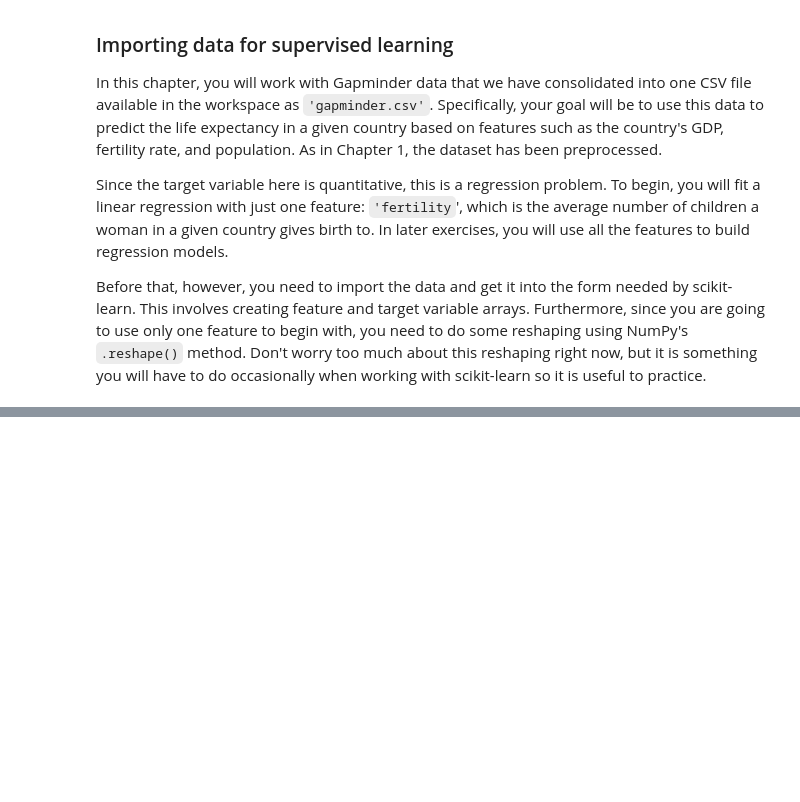
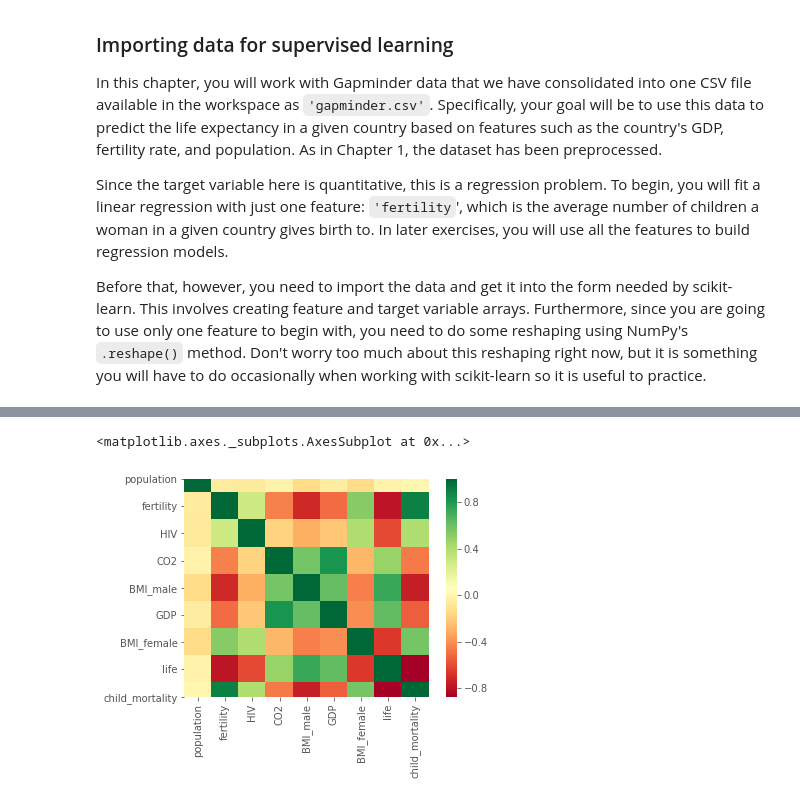
Before and after one commit to nguyenngoclinhchi/Machine_Learning, a Jupyter notebook: Python/SourceCode_DataCampCourses/Machine Learning/Supervised Learning with Scikit-learn/Supervised Learning with Scikit Learn.ipynb, the cells around one changed output, grey strips where cells are left out. Cells and saved outputs as stored; diff of their text form; code cells hidden in the pictures; blank space fills up the shorter version.

```diff
--- a/Python/SourceCode_DataCampCourses/Machine Learning/Supervised Learning with Scikit-learn/Supervised Learning with Scikit Learn.ipynb
+++ b/Python/SourceCode_DataCampCourses/Machine Learning/Supervised Learning with Scikit-learn/Supervised Learning with Scikit Learn.ipynb
@@ -238,3 +238,27 @@ In this chapter, you will work with Gapminder data that we have consolidated int
 Since the target variable here is quantitative, this is a regression problem. To begin, you will fit a linear regression with just one feature: `'fertility`', which is the average number of children a woman in a given country gives birth to. In later exercises, you will use all the features to build regression models.
 
 Before that, however, you need to import the data and get it into the form needed by scikit-learn. This involves creating feature and target variable arrays. Furthermore, since you are going to use only one feature to begin with, you need to do some reshaping using NumPy's `.reshape()` method. Don't worry too much about this reshaping right now, but it is something you will have to do occasionally when working with scikit-learn so it is useful to practice.
+# %%
+# Import numpy and pandas
+import numpy as np
+import pandas as pd
+import seaborn as sns
+
+# Read the CSV file into a DataFrame: df
+df = pd.read_csv('gm_2008_region.csv')
+
+# Create arrays for features and target variable
+y = np.array(df.life)
+X = np.array(df.fertility)
+
+# Print the dimensions of X and y before reshaping
+print("Dimensions of y before reshaping: {}".format(y.shape))
+print("Dimensions of X before reshaping: {}".format(X.shape))
+
+# Reshape X and y
+y = y.reshape(-1, 1)
+X = X.reshape(-1, 1)
+
+# Print the dimensions of X and y after reshaping
+print("Dimensions of y after reshaping: {}".format(y.shape))
+print("Dimensions of X after reshaping: {}".format(X.shape))
@@ -240,0 +278,5 @@ Before that, however, you need to import the data and get it into the form neede
+# %%
+sns.heatmap(df.corr(), square=True, cmap='RdYlGn')
+# %% [output]
+<matplotlib.axes._subplots.AxesSubplot at 0x...>
+[figure, added]
```
Also changed, not shown: parts of 18 cells of this notebook, 2 other files.
